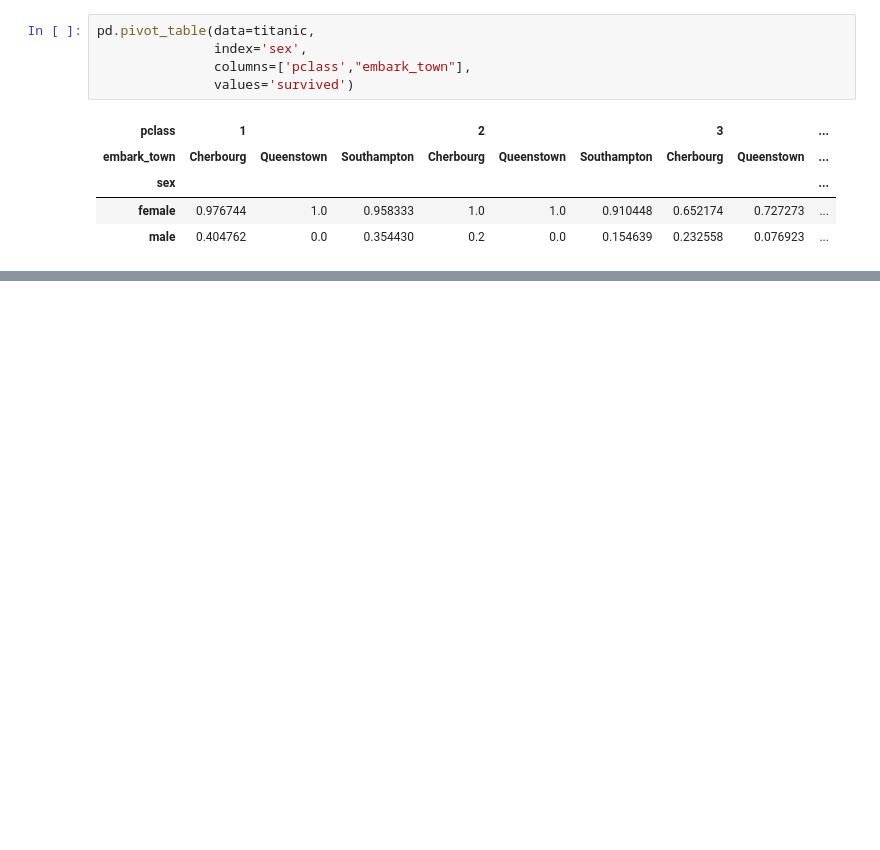
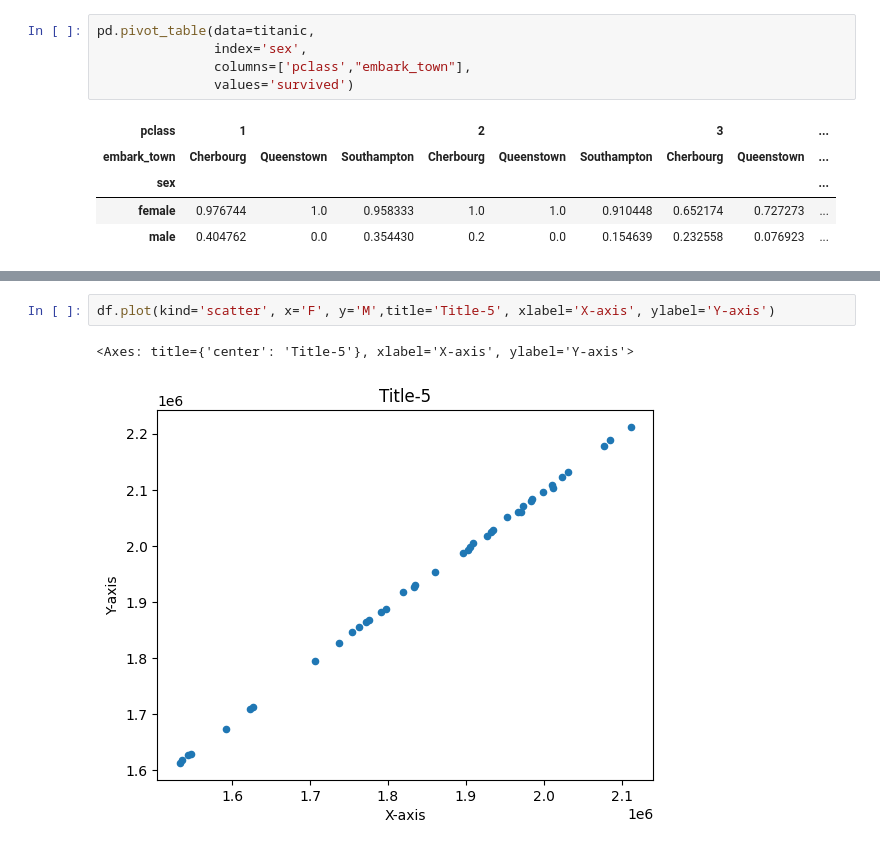
Before and after one commit to ntlong81/Finacial_bigdata_analysis_BFT64, a Jupyter notebook: Lecture_10.ipynb, the cells around one changed output, grey strips where cells are left out. Drawn from its saved outputs; the diff is of its cells as text; blank space fills up the shorter version.

```diff
--- a/Lecture_10.ipynb
+++ b/Lecture_10.ipynb
@@ -270,0 +342,5 @@ pd.pivot_table(data=titanic,
+# %%
+df.plot(kind='scatter', x='F', y='M',title='Title-5', xlabel='X-axis', ylabel='Y-axis')
+# %% [output]
+<Axes: title={'center': 'Title-5'}, xlabel='X-axis', ylabel='Y-axis'>
+[figure, added]
```
Also changed, not shown: parts of 9 cells of this notebook.
